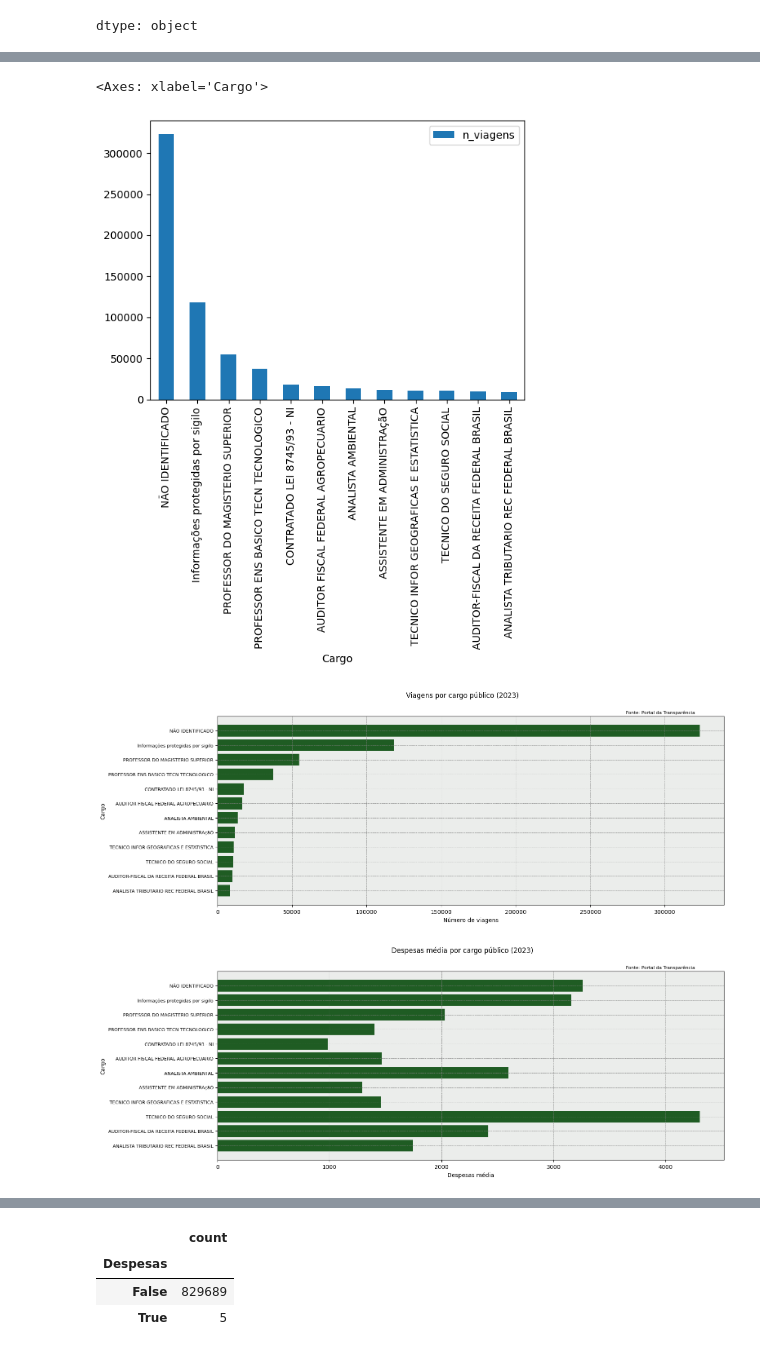
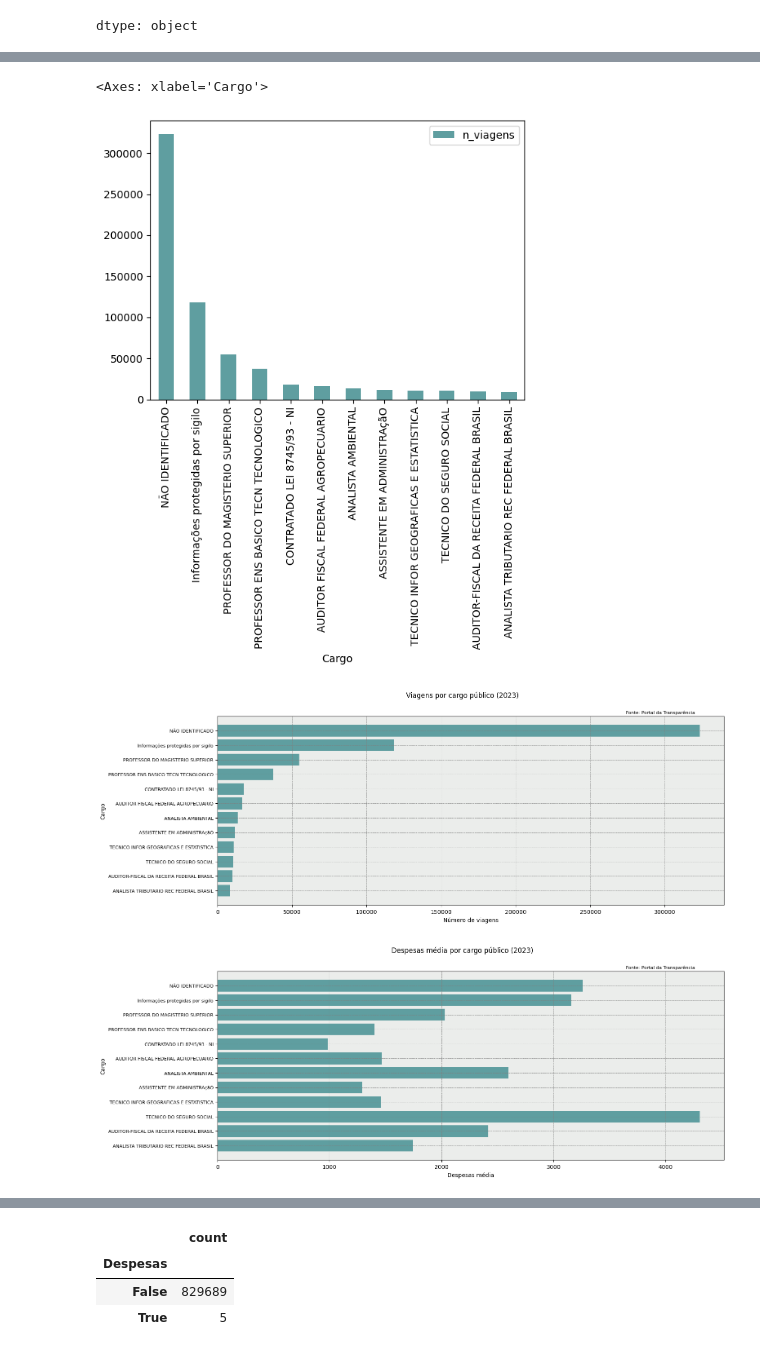
Before and after one commit to JNarimatsu/Asimov_Analise_Dados, a Jupyter notebook: Análise_Asimov.ipynb, the cells around one changed output, grey strips where cells are left out. Drawn from its saved outputs; the diff is of its cells as text; code cells hidden in the pictures.

```diff
--- a/Análise_Asimov.ipynb
+++ b/Análise_Asimov.ipynb
@@ -623,15 +623,15 @@ df_final
 # %%
 df_final= df_final.sort_values(by = 'n_viagens', ascending=False)
 # %%
-df_final.plot(x = 'Cargo', y = 'n_viagens', kind = 'bar')
+df_final.plot(x = 'Cargo', y = 'n_viagens', kind = 'bar', color ='cadetblue')
 # %% [output]
 <Axes: xlabel='Cargo'>
-[figure, old version]
+[figure, new version]
 # %%
 import matplotlib.pyplot as plt
 # %%
 fig, ax = plt.subplots(figsize=(16,6))
-ax.barh(df_final['Cargo'], df_final['n_viagens'], color='#1f5c23')
+ax.barh(df_final['Cargo'], df_final['n_viagens'], color='cadetblue')
 ax.invert_yaxis()
 ax.set_facecolor('#ebedeb')
 
@@ -645,24 +645,24 @@ plt.xlabel('Número de viagens')
 plt.ylabel('Cargo')
 plt.show()
 # %% [output]
-[figure, old version]
+[figure, new version]
 # %%
 fig, ax = plt.subplots(figsize=(16,6))
-ax.barh(df_final['Cargo'], df_final['despesa_media'], color='#1f5c23')
+ax.barh(df_final['Cargo'], df_final['despesa_media'], color='cadetblue')
 ax.invert_yaxis()
 ax.set_facecolor('#ebedeb')
 
 fig.suptitle('Despesas média por cargo público (2023)')
 
 plt.figtext(0.75, 0.89, 'Fonte: Portal da Transparência', fontsize=8)
 
 plt.grid(color='gray', linestyle='--', linewidth=0.5)
 plt.yticks(fontsize=8)
 plt.xlabel('Despesas média')
 plt.ylabel('Cargo')
 plt.show()
 # %% [output]
-[figure, old version]
+[figure, new version]
 # %%
 df_viagens
 # %% [output]
```
Also changed, not shown: parts of 4 cells of this notebook.
